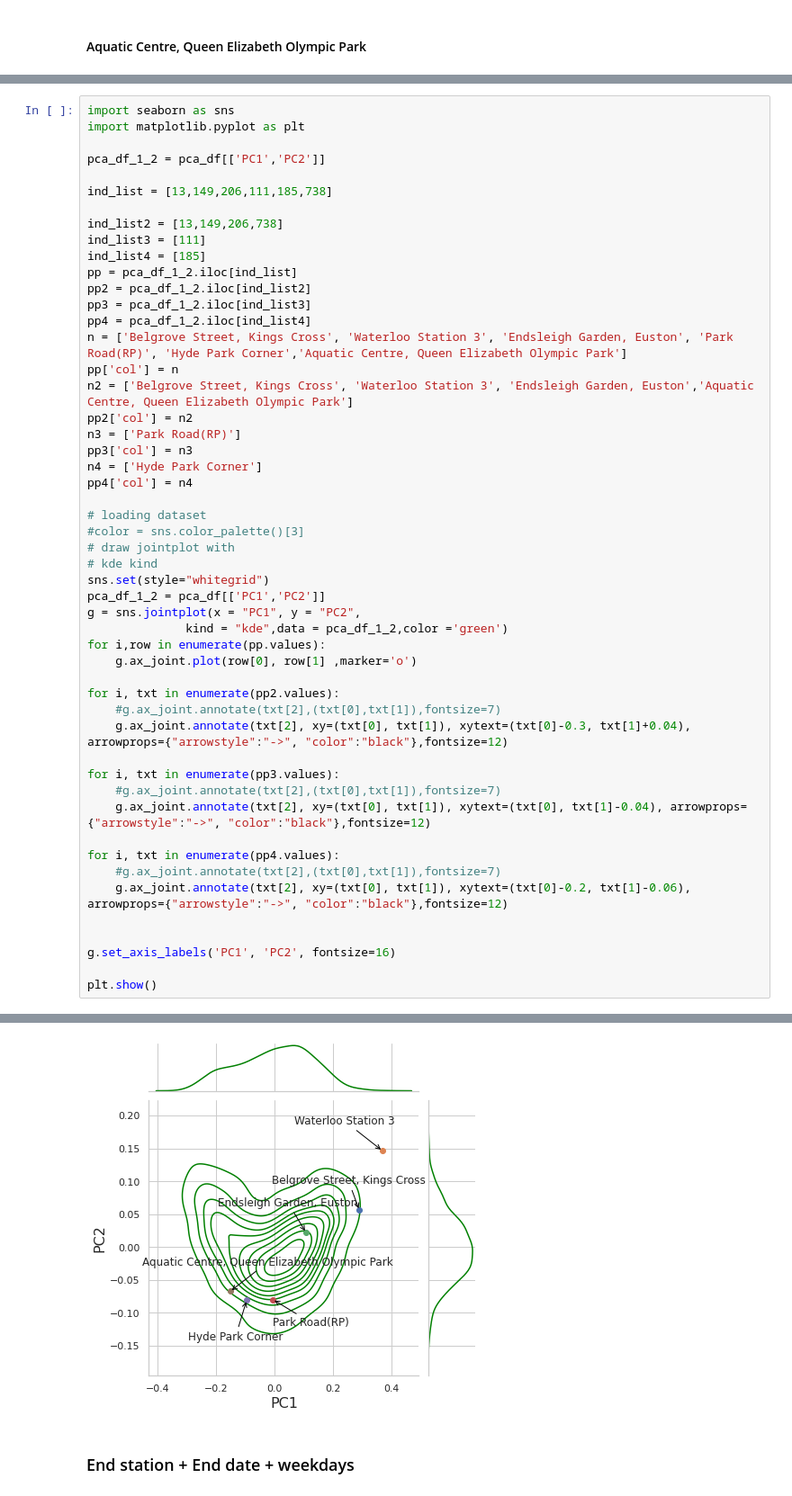
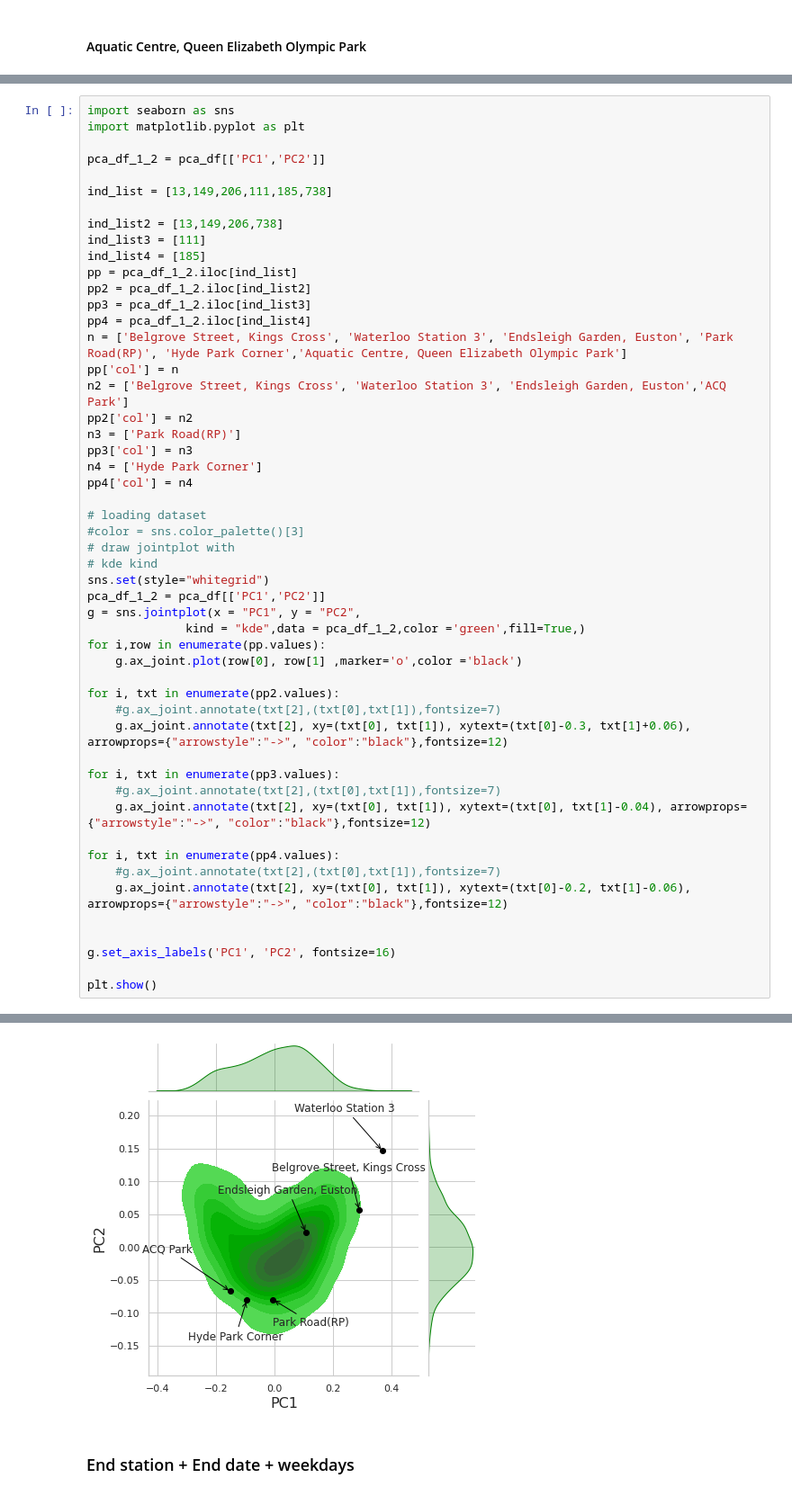
Before and after one commit to ucfnmxu/diss_code, a Jupyter notebook: before-data.ipynb, the cells around one changed output, grey strips where cells are left out. Shown at 90% size. Drawn from its saved outputs; the diff is of its cells as text.

```diff
--- a/before-data.ipynb
+++ b/before-data.ipynb
@@ -667,7 +667,7 @@ pp3 = pca_df_1_2.iloc[ind_list3]
 pp4 = pca_df_1_2.iloc[ind_list4]
 n = ['Belgrove Street, Kings Cross', 'Waterloo Station 3', 'Endsleigh Garden, Euston', 'Park Road(RP)', 'Hyde Park Corner','Aquatic Centre, Queen Elizabeth Olympic Park']
 pp['col'] = n
-n2 = ['Belgrove Street, Kings Cross', 'Waterloo Station 3', 'Endsleigh Garden, Euston','Aquatic Centre, Queen Elizabeth Olympic Park']
+n2 = ['Belgrove Street, Kings Cross', 'Waterloo Station 3', 'Endsleigh Garden, Euston','ACQ Park']
 pp2['col'] = n2
 n3 = ['Park Road(RP)']
 pp3['col'] = n3
@@ -677,37 +677,37 @@ pp4['col'] = n4
 # loading dataset
 #color = sns.color_palette()[3]
 # draw jointplot with
 # kde kind
 sns.set(style="whitegrid")
 pca_df_1_2 = pca_df[['PC1','PC2']]
 g = sns.jointplot(x = "PC1", y = "PC2",
-              kind = "kde",data = pca_df_1_2,color ='green')
+              kind = "kde",data = pca_df_1_2,color ='green',fill=True,)
 for i,row in enumerate(pp.values):
-    g.ax_joint.plot(row[0], row[1] ,marker='o')
+    g.ax_joint.plot(row[0], row[1] ,marker='o',color ='black')
 
 for i, txt in enumerate(pp2.values):
     #g.ax_joint.annotate(txt[2],(txt[0],txt[1]),fontsize=7)
-    g.ax_joint.annotate(txt[2], xy=(txt[0], txt[1]), xytext=(txt[0]-0.3, txt[1]+0.04), arrowprops={"arrowstyle":"->", "color":"black"},fontsize=12)
+    g.ax_joint.annotate(txt[2], xy=(txt[0], txt[1]), xytext=(txt[0]-0.3, txt[1]+0.06), arrowprops={"arrowstyle":"->", "color":"black"},fontsize=12)
 
 for i, txt in enumerate(pp3.values):
     #g.ax_joint.annotate(txt[2],(txt[0],txt[1]),fontsize=7)
     g.ax_joint.annotate(txt[2], xy=(txt[0], txt[1]), xytext=(txt[0], txt[1]-0.04), arrowprops={"arrowstyle":"->", "color":"black"},fontsize=12)
 
 for i, txt in enumerate(pp4.values):
     #g.ax_joint.annotate(txt[2],(txt[0],txt[1]),fontsize=7)
     g.ax_joint.annotate(txt[2], xy=(txt[0], txt[1]), xytext=(txt[0]-0.2, txt[1]-0.06), arrowprops={"arrowstyle":"->", "color":"black"},fontsize=12)
 
 
 g.set_axis_labels('PC1', 'PC2', fontsize=16)
 
 plt.show()
 # %% [output]
 A value is trying to be set on a copy of a slice from a DataFrame.
 Try using .loc[row_indexer,col_indexer] = value instead
 
 See the caveats in the documentation: https://pandas.pydata.org/pandas-docs/stable/user_guide/indexing.html#returning-a-view-versus-a-copy
   self._set_item(key, value)
-[figure, old version]
+[figure, new version]
 # %% [markdown]
 ### End station + End date + weekdays
 # %%
```
Also changed, not shown: parts of 42 cells of this notebook.
